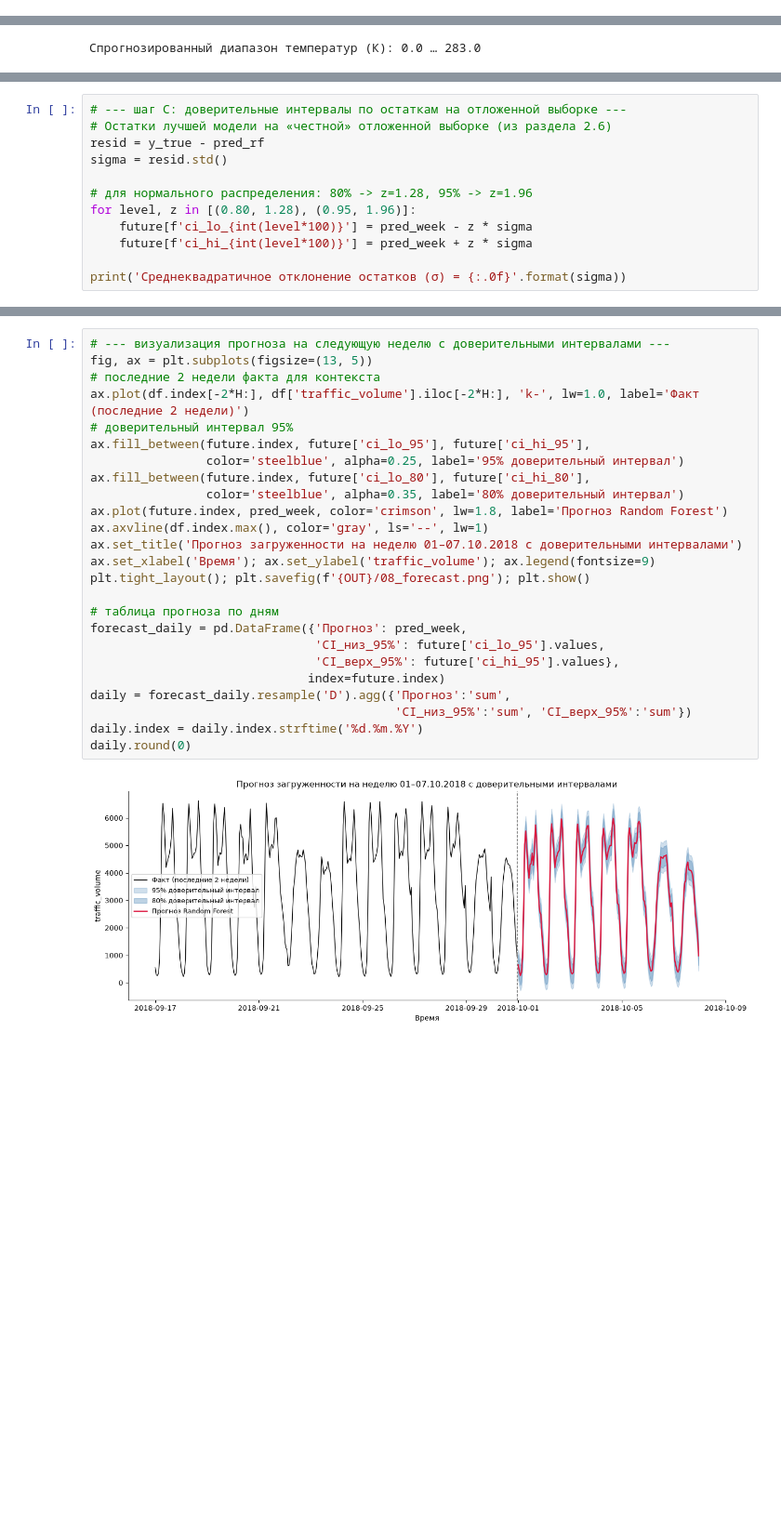
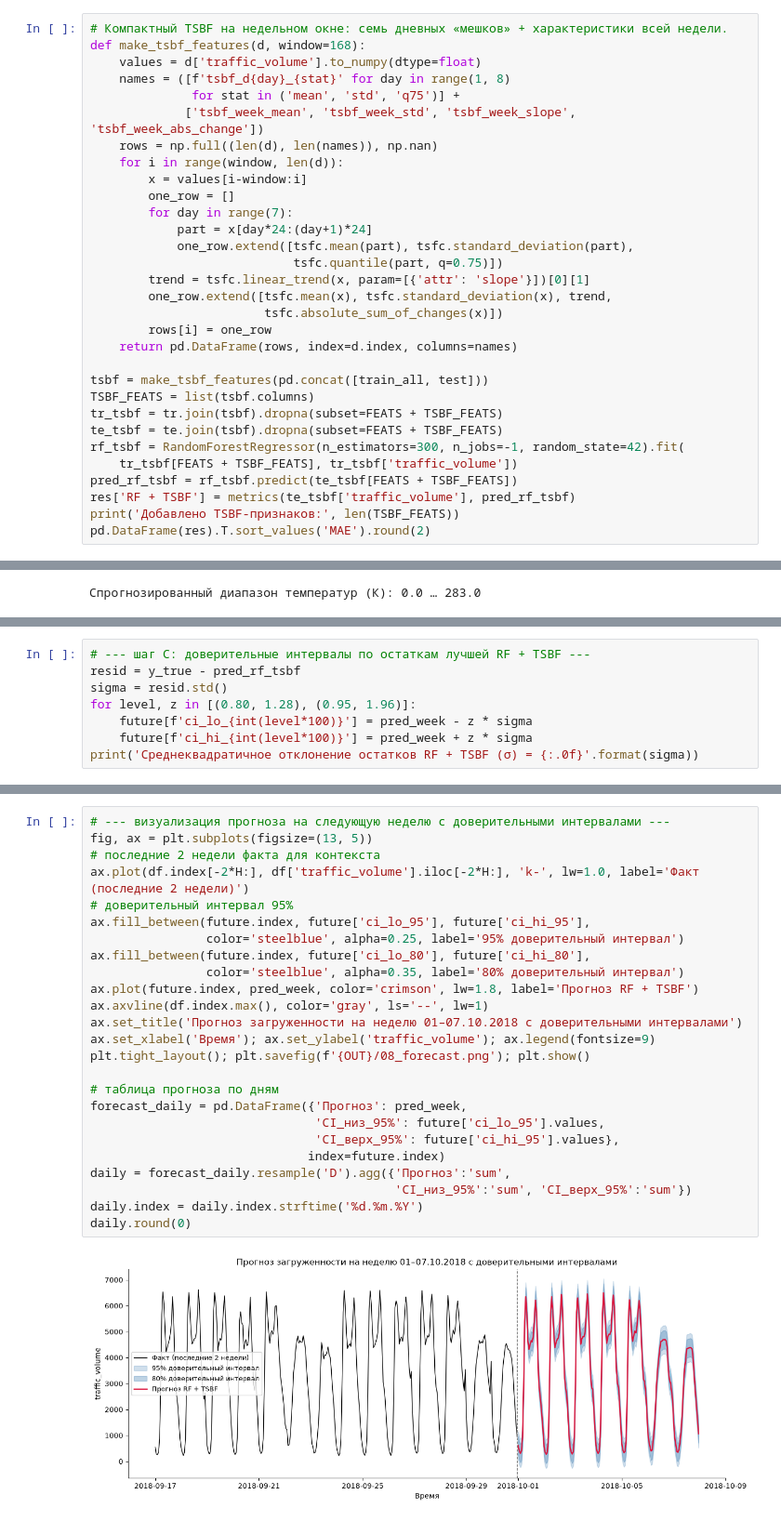
Before and after one commit to AlexKretov/metro, a Jupyter notebook: notebooks/metro_forecast.ipynb, the cells around one changed output, grey strips where cells are left out. Shown at 93% size. Cells and saved outputs as stored; diff of their text form; blank space fills up the shorter version.

```diff
--- a/notebooks/metro_forecast.ipynb
+++ b/notebooks/metro_forecast.ipynb
@@ -468,0 +528,31 @@ plt.tight_layout(); plt.savefig(f'{OUT}/07_compare.png'); plt.show()
+# %%
+# Компактный TSBF на недельном окне: семь дневных «мешков» + характеристики всей недели.
+def make_tsbf_features(d, window=168):
+    values = d['traffic_volume'].to_numpy(dtype=float)
+    names = ([f'tsbf_d{day}_{stat}' for day in range(1, 8)
+              for stat in ('mean', 'std', 'q75')] +
+             ['tsbf_week_mean', 'tsbf_week_std', 'tsbf_week_slope', 'tsbf_week_abs_change'])
+    rows = np.full((len(d), len(names)), np.nan)
+    for i in range(window, len(d)):
+        x = values[i-window:i]
+        one_row = []
+        for day in range(7):
+            part = x[day*24:(day+1)*24]
+            one_row.extend([tsfc.mean(part), tsfc.standard_deviation(part),
+                            tsfc.quantile(part, q=0.75)])
+        trend = tsfc.linear_trend(x, param=[{'attr': 'slope'}])[0][1]
+        one_row.extend([tsfc.mean(x), tsfc.standard_deviation(x), trend,
+                        tsfc.absolute_sum_of_changes(x)])
+        rows[i] = one_row
+    return pd.DataFrame(rows, index=d.index, columns=names)
+
+tsbf = make_tsbf_features(pd.concat([train_all, test]))
+TSBF_FEATS = list(tsbf.columns)
+tr_tsbf = tr.join(tsbf).dropna(subset=FEATS + TSBF_FEATS)
+te_tsbf = te.join(tsbf).dropna(subset=FEATS + TSBF_FEATS)
+rf_tsbf = RandomForestRegressor(n_estimators=300, n_jobs=-1, random_state=42).fit(
+    tr_tsbf[FEATS + TSBF_FEATS], tr_tsbf['traffic_volume'])
+pred_rf_tsbf = rf_tsbf.predict(te_tsbf[FEATS + TSBF_FEATS])
+res['RF + TSBF'] = metrics(te_tsbf['traffic_volume'], pred_rf_tsbf)
+print('Добавлено TSBF-признаков:', len(TSBF_FEATS))
+pd.DataFrame(res).T.sort_values('MAE').round(2)
@@ -547,13 +721,9 @@ print('Прогноз на неделю: mean = {:.0f}, min = {:.0f}, max = {:.0
 # %%
-# --- шаг C: доверительные интервалы по остаткам на отложенной выборке ---
-# Остатки лучшей модели на «честной» отложенной выборке (из раздела 2.6)
-resid = y_true - pred_rf
+# --- шаг C: доверительные интервалы по остаткам лучшей RF + TSBF ---
+resid = y_true - pred_rf_tsbf
 sigma = resid.std()
-
-# для нормального распределения: 80% -> z=1.28, 95% -> z=1.96
 for level, z in [(0.80, 1.28), (0.95, 1.96)]:
     future[f'ci_lo_{int(level*100)}'] = pred_week - z * sigma
     future[f'ci_hi_{int(level*100)}'] = pred_week + z * sigma
-
-print('Среднеквадратичное отклонение остатков (σ) = {:.0f}'.format(sigma))
+print('Среднеквадратичное отклонение остатков RF + TSBF (σ) = {:.0f}'.format(sigma))
 # %% [output]
@@ -561,28 +731,28 @@ print('Среднеквадратичное отклонение остатко
 # %%
 # --- визуализация прогноза на следующую неделю с доверительными интервалами ---
 fig, ax = plt.subplots(figsize=(13, 5))
 # последние 2 недели факта для контекста
 ax.plot(df.index[-2*H:], df['traffic_volume'].iloc[-2*H:], 'k-', lw=1.0, label='Факт (последние 2 недели)')
 # доверительный интервал 95%
 ax.fill_between(future.index, future['ci_lo_95'], future['ci_hi_95'],
                 color='steelblue', alpha=0.25, label='95% доверительный интервал')
 ax.fill_between(future.index, future['ci_lo_80'], future['ci_hi_80'],
                 color='steelblue', alpha=0.35, label='80% доверительный интервал')
-ax.plot(future.index, pred_week, color='crimson', lw=1.8, label='Прогноз Random Forest')
+ax.plot(future.index, pred_week, color='crimson', lw=1.8, label='Прогноз RF + TSBF')
 ax.axvline(df.index.max(), color='gray', ls='--', lw=1)
 ax.set_title('Прогноз загруженности на неделю 01–07.10.2018 с доверительными интервалами')
 ax.set_xlabel('Время'); ax.set_ylabel('traffic_volume'); ax.legend(fontsize=9)
 plt.tight_layout(); plt.savefig(f'{OUT}/08_forecast.png'); plt.show()
 
 # таблица прогноза по дням
 forecast_daily = pd.DataFrame({'Прогноз': pred_week,
                                'CI_низ_95%': future['ci_lo_95'].values,
                                'CI_верх_95%': future['ci_hi_95'].values},
                               index=future.index)
 daily = forecast_daily.resample('D').agg({'Прогноз':'sum',
                                           'CI_низ_95%':'sum', 'CI_верх_95%':'sum'})
 daily.index = daily.index.strftime('%d.%m.%Y')
 daily.round(0)
 # %% [output]
-[figure, old version]
+[figure, new version]
 |  | Прогноз | CI_низ_95% | CI_верх_95% |
```
Also changed, not shown: parts of 18 cells of this notebook, 5 other files.
